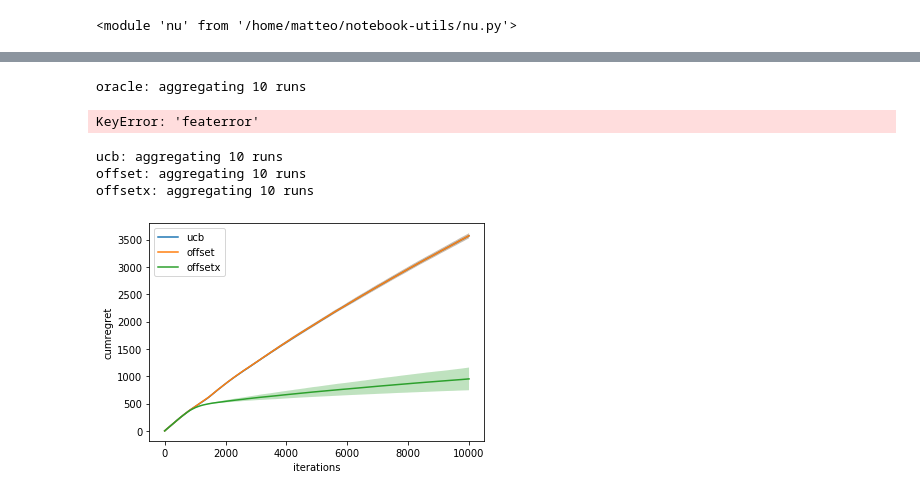
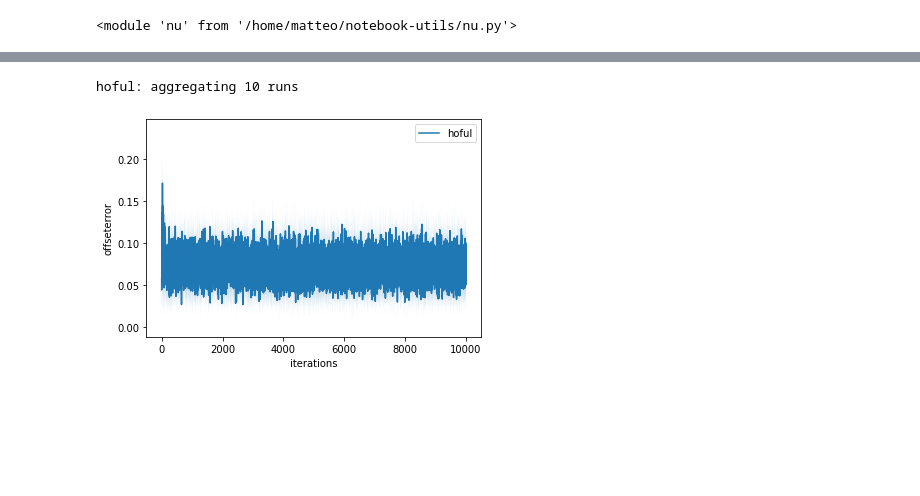
Before and after one commit to T3p/hidden-features, a Jupyter notebook: notebooks/contextual_hidden.ipynb, the cells around one changed output, grey strips where cells are left out. Drawn from its saved outputs; the diff is of its cells as text; code cells hidden in the pictures; blank space fills up the shorter version.

```diff
--- a/notebooks/contextual_hidden.ipynb
+++ b/notebooks/contextual_hidden.ipynb
@@ -29,12 +34,5 @@ ihoful: aggregating 10 runs
 # %%
-nu.compare_student(['oracle', 'oful', 'hoful', 'ihoful'], key='featerror')
+nu.compare_student(['hoful'], key='offseterror')
 # %% [output]
-oracle: aggregating 10 runs
+hoful: aggregating 10 runs
-KeyError: 'featerror'
+[figure, added]
-# %%
-nu.compare_student(['ucb', 'offset', 'offsetx'], key='cumregret')
-# %% [output]
-ucb: aggregating 10 runs
-offset: aggregating 10 runs
-offsetx: aggregating 10 runs
-[figure, removed]
```
Also changed, not shown: parts of 3 cells of this notebook, 1 other file.
